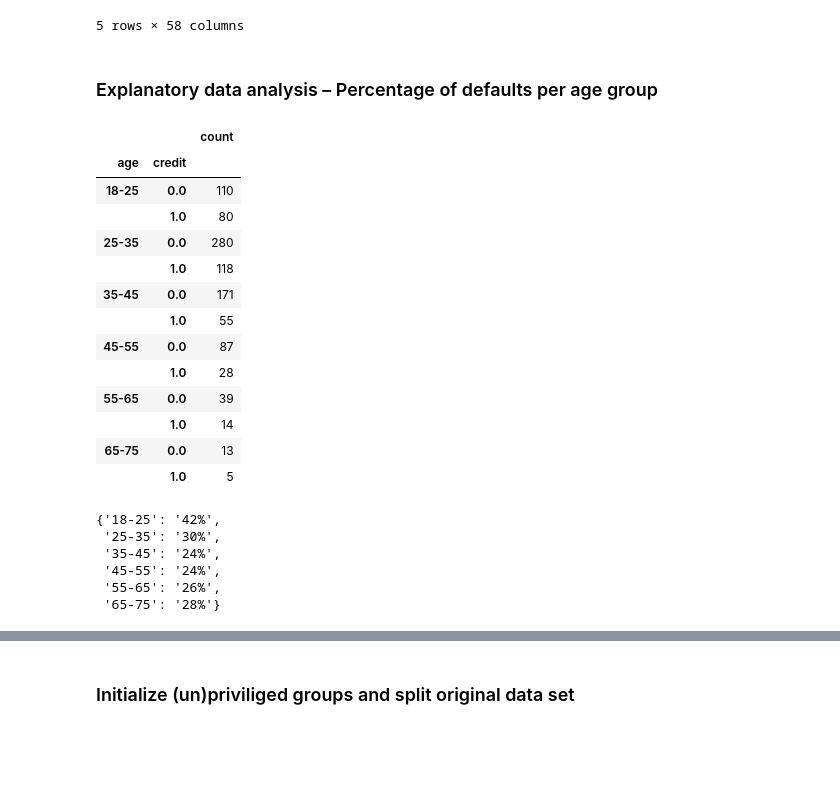
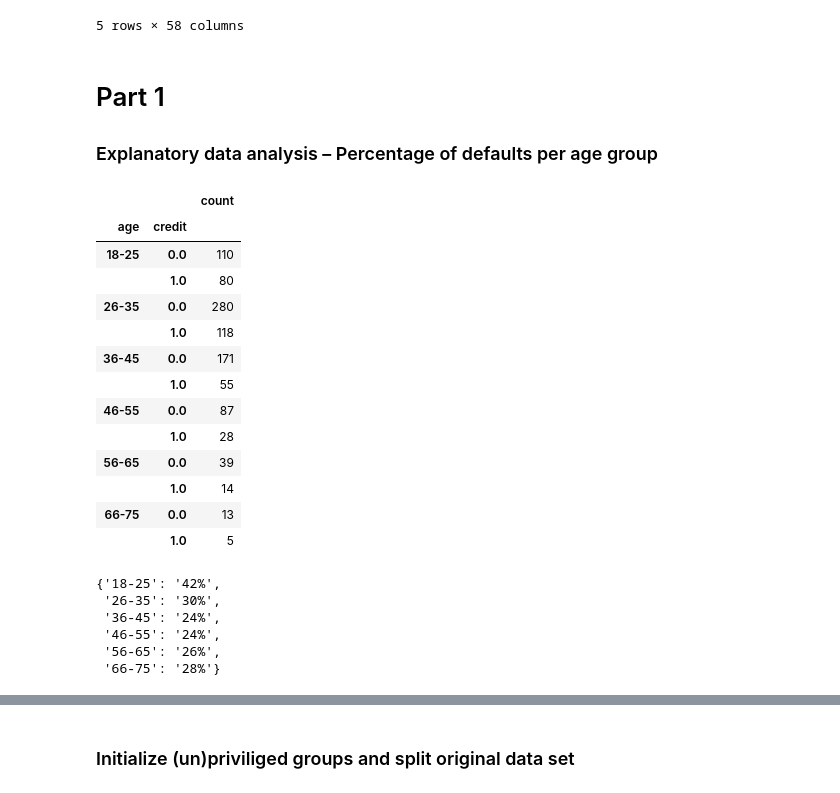
Before and after one commit to jfparie/Fairer_ML, a Jupyter notebook: FairerML_code.ipynb, the cells around one changed output, grey strips where cells are left out. Saved outputs shown, nothing was run; the diff lists cells and outputs as text; code cells hidden in the pictures; blank space fills up the shorter version.

```diff
--- a/FairerML_code.ipynb
+++ b/FairerML_code.ipynb
@@ -52,33 +52,35 @@ df_gd.head()
 | 4 | 24.0 | 4870.0 | 3.0 | 4.0 | 53.0 | 2.0 | ... |
 5 rows × 58 columns
 # %% [markdown]
+# Part 1
+
 ### Explanatory data analysis – Percentage of defaults per age group
 # %%
 # create bins and labels
-bins = [18,25,35,45,55,65,75]
-labels = ["%s-%s" %(bins[idx-1],bins[idx]) for idx in range(1,len(bins))]
+bins = [17,25,35,45,55,65,75]
+labels = ["%s-%s" %(bins[idx-1]+1,bins[idx]) for idx in range(1,len(bins))]
 
 # bin age colum
-b = pd.cut(df_gd['age'], bins=bins, labels=labels, include_lowest=True)
+b = pd.cut(df_gd['age'], bins=bins, labels=labels, include_lowest=False)
 
 # groupby age and credit column
 df_grouped = df_gd.groupby(['credit', b]).size().unstack(fill_value=0).stack().reset_index(name='count')
 df_grouped = df_grouped.groupby(['age','credit']).sum()
 df_grouped
 # %% [output]
 |  |  | count |
 | age | credit |  |
 | 18-25 | 0.0 | 110 |
 |  | 1.0 | 80 |
-| 25-35 | 0.0 | 280 |
+| 26-35 | 0.0 | 280 |
 |  | 1.0 | 118 |
-| 35-45 | 0.0 | 171 |
+| 36-45 | 0.0 | 171 |
 |  | 1.0 | 55 |
-| 45-55 | 0.0 | 87 |
+| 46-55 | 0.0 | 87 |
 |  | 1.0 | 28 |
-| 55-65 | 0.0 | 39 |
+| 56-65 | 0.0 | 39 |
 |  | 1.0 | 14 |
-| 65-75 | 0.0 | 13 |
+| 66-75 | 0.0 | 13 |
 |  | 1.0 | 5 |
 # %%
 bin_default_dict = {}
@@ -98,8 +100,8 @@ for label in labels:
 bin_default_dict
 # %% [output]
 {'18-25': '42%',
- '25-35': '30%',
- '35-45': '24%',
- '45-55': '24%',
- '55-65': '26%',
- '65-75': '28%'}
+ '26-35': '30%',
+ '36-45': '24%',
+ '46-55': '24%',
+ '56-65': '26%',
+ '66-75': '28%'}
```
Also changed, not shown: parts of 43 cells of this notebook, 2 other files.
